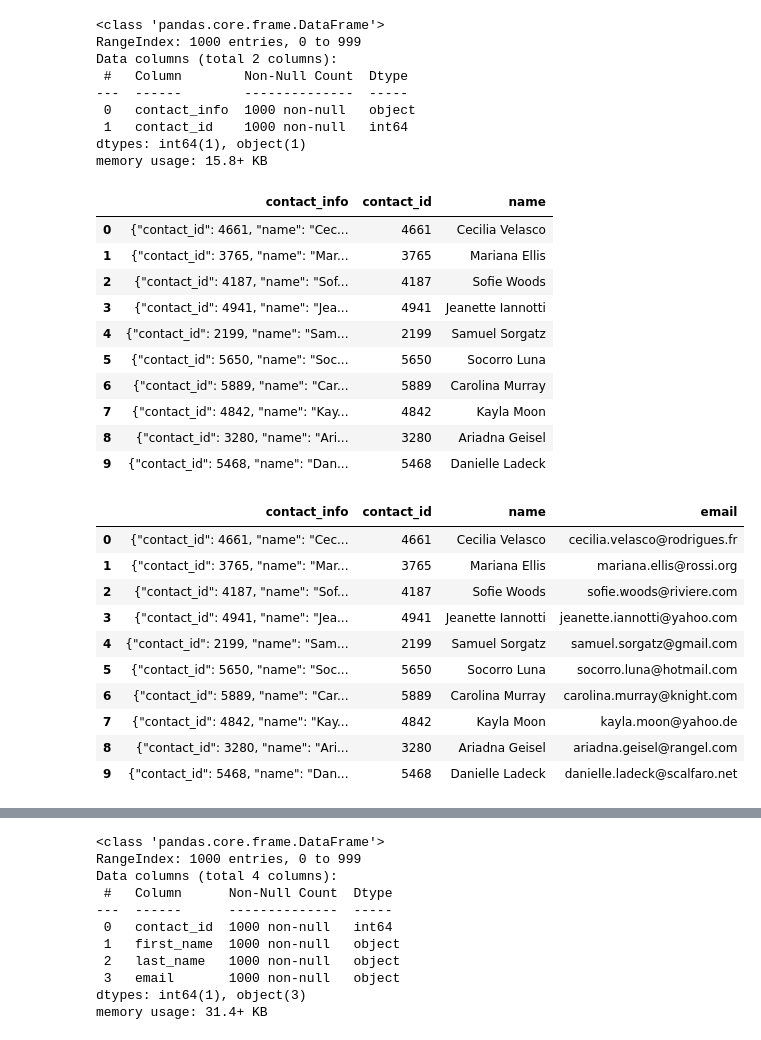
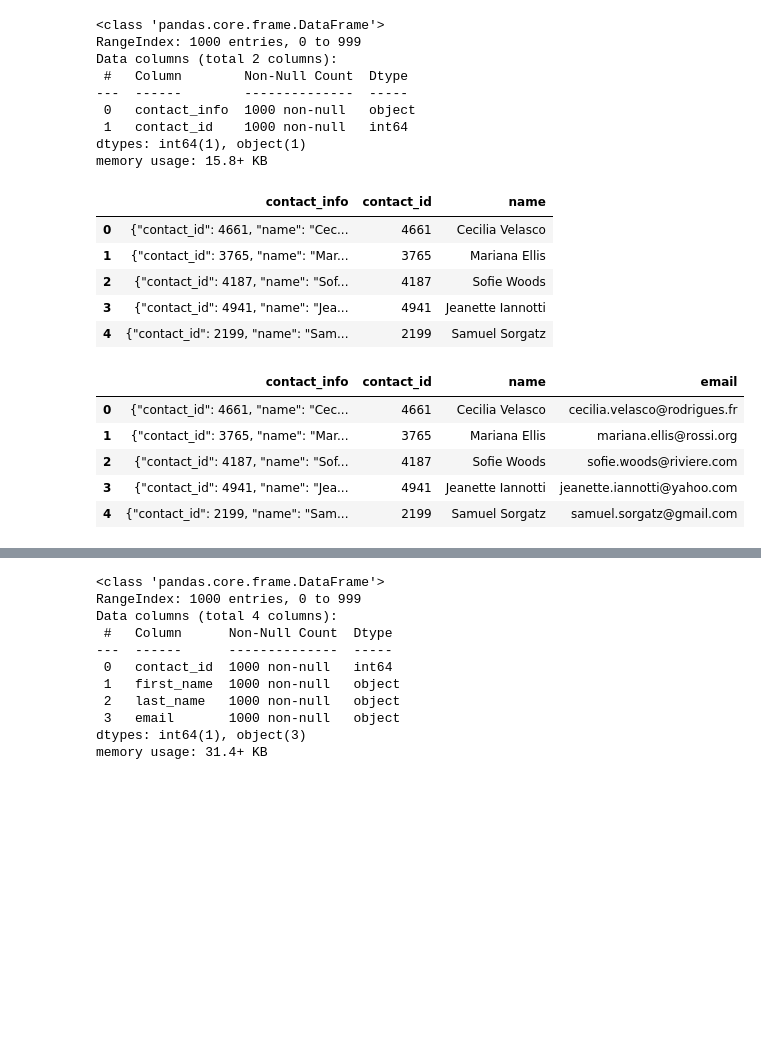
Before and after one commit to beccasolomon22/Crowdfunding_ETL, a Jupyter notebook: ETL_Mini_Project_YPan_Harsh_TErdenebat_RSolomon_LMehare_RChiu.ipynb, the cells around one changed output, grey strips where cells are left out. Cells and saved outputs as stored; diff of their text form; code cells hidden in the pictures; blank space fills up the shorter version.

```diff
--- a/ETL_Mini_Project_YPan_Harsh_TErdenebat_RSolomon_LMehare_RChiu.ipynb
+++ b/ETL_Mini_Project_YPan_Harsh_TErdenebat_RSolomon_LMehare_RChiu.ipynb
@@ -420,6 +445,12 @@ contact_info_df_copy.head()
 | 4 | {"contact_id": 2199, "name": "Sam... |
 # %%
 # Extract the four-digit contact ID number.
+import re
+
+contact_info_df_copy['contact_id'] = contact_info_df_copy['contact_info'].str.extract(r'(\d{4})', expand = False)
+
+
+contact_info_df_copy.head()
 # %% [output]
 |  | contact_info | contact_id |
 | 0 | {"contact_id": 4661, "name": "Cec... | 4661 |
@@ -441,6 +473,10 @@ dtypes: object(2)
 memory usage: 15.8+ KB
 # %%
 # Convert the "contact_id" column to an int64 data type.
+
+contact_info_df_copy['contact_id'] = contact_info_df_copy['contact_id'].astype('int64')
+
+contact_info_df_copy.info()
 # %% [output]
 <class 'pandas.core.frame.DataFrame'>
 RangeIndex: 1000 entries, 0 to 999
@@ -453,6 +489,8 @@ dtypes: int64(1), object(1)
 memory usage: 15.8+ KB
 # %%
 # Extract the name of the contact and add it to a new column.
+contact_info_df_copy['name'] = contact_info_df_copy['contact_info'].str.extract(r'([A-Za-z]+\s[A-Za-z]+)')
+contact_info_df_copy.head()
 # %% [output]
 |  | contact_info | contact_id | name |
 | 0 | {"contact_id": 4661, "name": "Cec... | 4661 | Cecilia Velasco |
@@ -460,24 +498,16 @@ memory usage: 15.8+ KB
 | 2 | {"contact_id": 4187, "name": "Sof... | 4187 | Sofie Woods |
 | 3 | {"contact_id": 4941, "name": "Jea... | 4941 | Jeanette Iannotti |
 | 4 | {"contact_id": 2199, "name": "Sam... | 2199 | Samuel Sorgatz |
-| 5 | {"contact_id": 5650, "name": "Soc... | 5650 | Socorro Luna |
-| 6 | {"contact_id": 5889, "name": "Car... | 5889 | Carolina Murray |
-| 7 | {"contact_id": 4842, "name": "Kay... | 4842 | Kayla Moon |
-| 8 | {"contact_id": 3280, "name": "Ari... | 3280 | Ariadna Geisel |
-| 9 | {"contact_id": 5468, "name": "Dan... | 5468 | Danielle Ladeck |
 # %%
 # Extract the email from the contacts and add the values to a new column.
+contact_info_df_copy['email'] = contact_info_df_copy['contact_info'].str.extract(r'"(\S+\@\S+)"')
+contact_info_df_copy.head()
 # %% [output]
 |  | contact_info | contact_id | name | email |
 | 0 | {"contact_id": 4661, "name": "Cec... | 4661 | Cecilia Velasco | cecilia.velasco@rodrigues.fr |
 | 1 | {"contact_id": 3765, "name": "Mar... | 3765 | Mariana Ellis | mariana.ellis@rossi.org |
 | 2 | {"contact_id": 4187, "name": "Sof... | 4187 | Sofie Woods | sofie.woods@riviere.com |
 | 3 | {"contact_id": 4941, "name": "Jea... | 4941 | Jeanette Iannotti | jeanette.iannotti@yahoo.com |
 | 4 | {"contact_id": 2199, "name": "Sam... | 2199 | Samuel Sorgatz | samuel.sorgatz@gmail.com |
-| 5 | {"contact_id": 5650, "name": "Soc... | 5650 | Socorro Luna | socorro.luna@hotmail.com |
-| 6 | {"contact_id": 5889, "name": "Car... | 5889 | Carolina Murray | carolina.murray@knight.com |
-| 7 | {"contact_id": 4842, "name": "Kay... | 4842 | Kayla Moon | kayla.moon@yahoo.de |
-| 8 | {"contact_id": 3280, "name": "Ari... | 3280 | Ariadna Geisel | ariadna.geisel@rangel.com |
-| 9 | {"contact_id": 5468, "name": "Dan... | 5468 | Danielle Ladeck | danielle.ladeck@scalfaro.net |
 # %%
 # Create a copy of the contact_info_df with the 'contact_id', 'name', 'email' columns.
```
Also changed, not shown: parts of 12 cells of this notebook.
